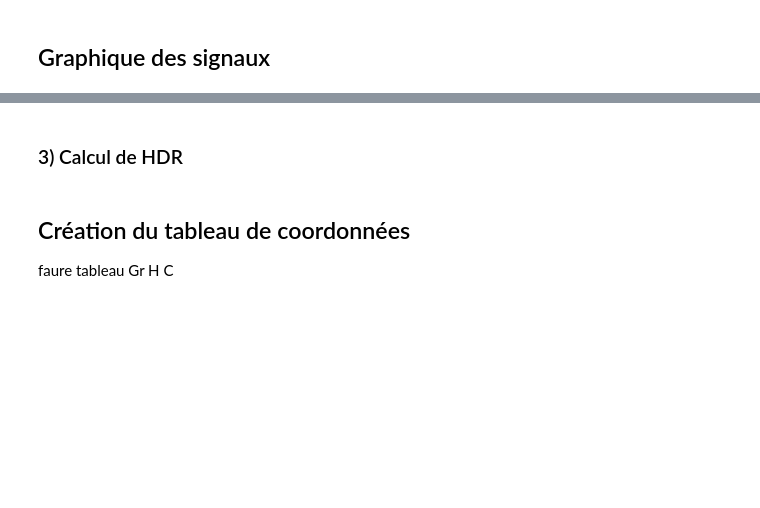
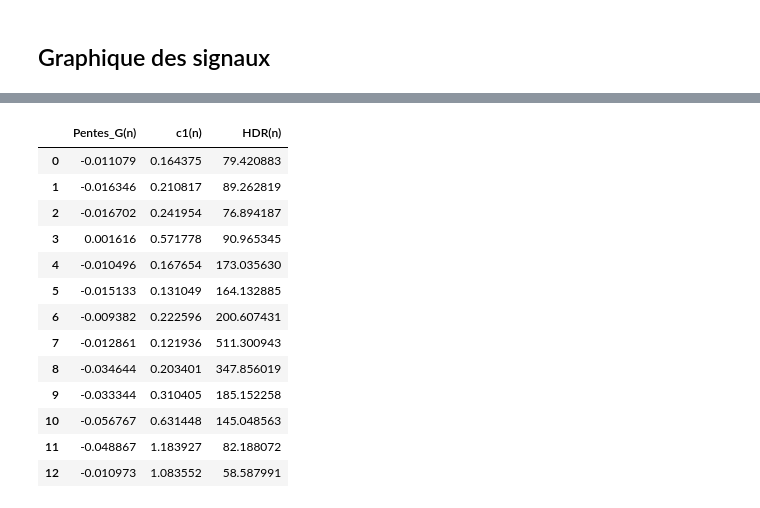
Before and after one commit to paulantoinerichard/COURS-23-24, a Jupyter notebook: THEORIE DU SIGNAL/TP2 TDS.ipynb, the cells around one changed output, grey strips where cells are left out. Cells and saved outputs as stored; diff of their text form; code cells hidden in the pictures; blank space fills up the shorter version.

```diff
--- a/THEORIE DU SIGNAL/TP2 TDS.ipynb
+++ b/THEORIE DU SIGNAL/TP2 TDS.ipynb
@@ -180,5 +90,63 @@ print(c(15,box1temoin))
-# %% [markdown]
-### 3) Calcul de HDR
-# %% [markdown]
-## Création du tableau de coordonnées
-faure tableau Gr H C
+# %%
+import pandas as pd
+import numpy as np
+from sklearn.linear_model import LinearRegression
+
+def listes(box):
+    DFFinal = pd.DataFrame()                                                #création d'un DF pour stocker tous nos résultats
+    pentes = []                                                             #liste des pentes des journées
+    c = []                                                                  #liste des valeurs c1(n)
+    HDR = []                                                                #liste des valeurs HDR(n)
+
+    for k in range(0, len(box['X']), 96):                                   #boucle pour chaque journée
+
+        X = box['X'][k:k+96].to_list()                                      #création de la régression pour obtenir les données Gr(n)
+        Y = box['Y'][k:k+96].to_list()                                          #explication au Code précédent
+        X = np.array(X).reshape(-1, 1)
+        Y = np.array(Y).reshape(-1, 1)
+        reg = LinearRegression()
+        reg.fit(X, Y)
+        pente = reg.coef_[0][0]
+        pentes.append(pente)
+
+        tendance = reg.predict(X)                                           #prédiction de la tendance
+
+        diff = Y - tendance                                                 #calcul du signal sans tendance
+        Y2 = np.array(list(diff.T)[0])                                      #redimension de ce signal
+        Y2 = np.pad(Y2, (0, 96 - len(Y2)), 'constant')                      #ajuster la longueur de Y2 à T0=96 si nécessaire, ici on remplit avec des zéros.
+
+        a1n = (2 / 96) * np.trapz(Y2 * np.cos(2 * np.pi * np.arange(0, 96) / 96))
+        b1n = (2 / 96) * np.trapz(Y2 * np.sin(2 * np.pi * np.arange(0, 96) / 96))
+        c1n = np.sqrt(a1n**2 + b1n**2)                                      #calcul du coefficient de Fourier c1(n)
+        c.append(c1n)                                                       #stockage des valeurs
+
+        En = (1/96)*np.trapz((Y2**2),np.arange(0, 96))                      #calcul de l'énergie et HDR
+        HDRn = 100 * np.sqrt((En - (c1n**2) / 2) / ((c1n**2) / 2))
+        HDR.append(HDRn)                                                    #stockage
+
+    DFFinal["Pentes_G(n)"] = np.array(pentes)                               #remplissage du DataFrame avec nos résultats
+    DFFinal["c1(n)"] = np.array(c)
+    DFFinal["HDR(n)"] = np.array(HDR)
+
+    return DFFinal
+
+
+listes(box1temoin)
+#listes(box2hydrique)
+#listes(box3salin)
+#listes(box4temoin)
+# %% [output]
+|  | Pentes_G(n) | c1(n) | HDR(n) |
+| 0 | -0.011079 | 0.164375 | 79.420883 |
+| 1 | -0.016346 | 0.210817 | 89.262819 |
+| 2 | -0.016702 | 0.241954 | 76.894187 |
+| 3 | 0.001616 | 0.571778 | 90.965345 |
+| 4 | -0.010496 | 0.167654 | 173.035630 |
+| 5 | -0.015133 | 0.131049 | 164.132885 |
+| 6 | -0.009382 | 0.222596 | 200.607431 |
+| 7 | -0.012861 | 0.121936 | 511.300943 |
+| 8 | -0.034644 | 0.203401 | 347.856019 |
+| 9 | -0.033344 | 0.310405 | 185.152258 |
+| 10 | -0.056767 | 0.631448 | 145.048563 |
+| 11 | -0.048867 | 1.183927 | 82.188072 |
+| 12 | -0.010973 | 1.083552 | 58.587991 |
```
Also changed, not shown: parts of 10 cells of this notebook, 1 other file.
